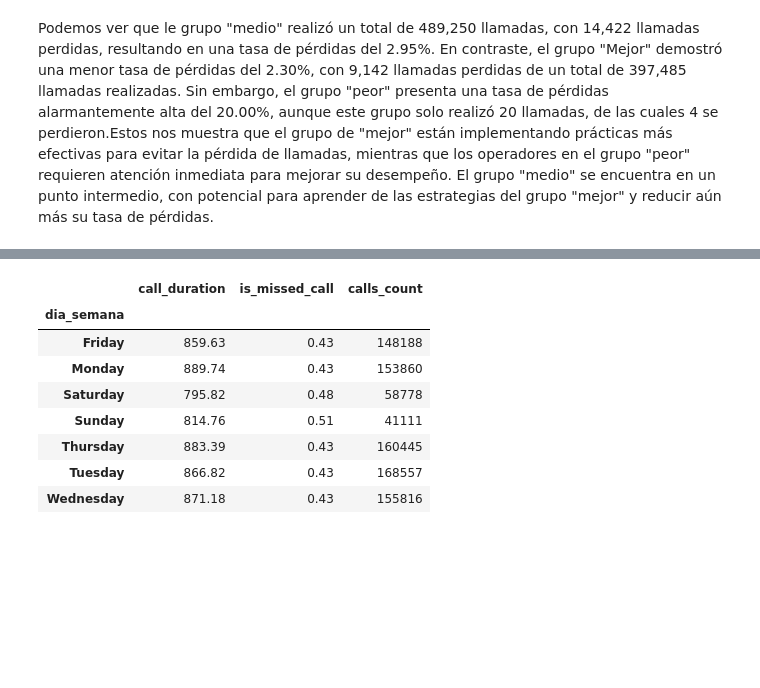
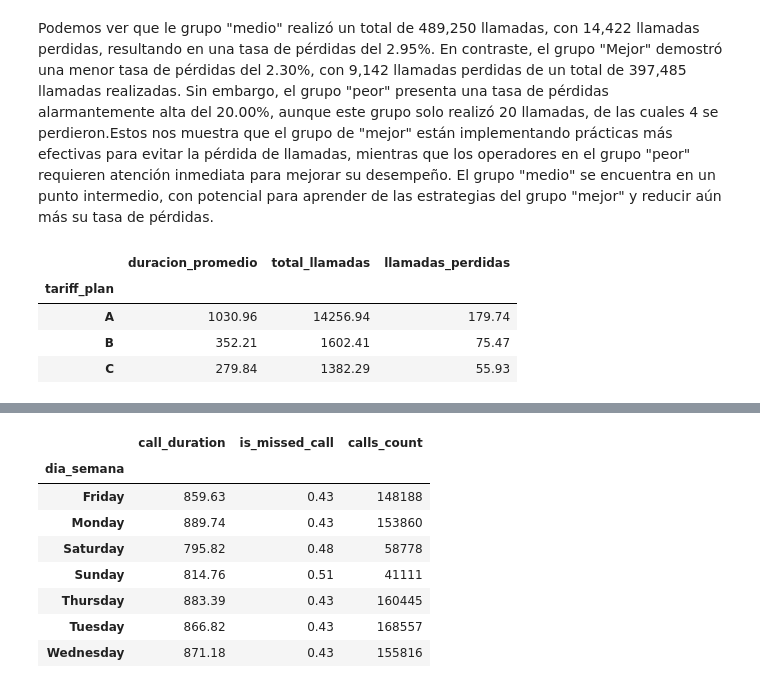
Before and after one commit to fttm-mdz/proyecto_final, a Jupyter notebook: notebooks/EDA_inicial.ipynb, the cells around one changed output, grey strips where cells are left out. Cells and saved outputs as stored; diff of their text form; code cells hidden in the pictures; blank space fills up the shorter version.

```diff
--- a/notebooks/EDA_inicial.ipynb
+++ b/notebooks/EDA_inicial.ipynb
@@ -696,3 +698,28 @@ plt.show()
 [figure]
 # %% [markdown]
 Podemos ver que le grupo "medio" realizó un total de 489,250 llamadas, con 14,422 llamadas perdidas, resultando en una tasa de pérdidas del 2.95%. En contraste, el grupo "Mejor" demostró una menor tasa de pérdidas del 2.30%, con 9,142 llamadas perdidas de un total de 397,485 llamadas realizadas. Sin embargo, el grupo "peor" presenta una tasa de pérdidas alarmantemente alta del 20.00%, aunque este grupo solo realizó 20 llamadas, de las cuales 4 se perdieron.Estos nos muestra que el grupo de "mejor" están implementando prácticas más efectivas para evitar la pérdida de llamadas, mientras que los operadores en el grupo "peor" requieren atención inmediata para mejorar su desempeño. El grupo "medio" se encuentra en un punto intermedio, con potencial para aprender de las estrategias del grupo "mejor" y reducir aún más su tasa de pérdidas.
+# %%
+resumen_operadores = df2.groupby("user_id").agg({
+    "call_duration": "mean",
+    "calls_count": "sum",
+    "is_missed_call": "sum"
+}).rename(columns={
+    "call_duration": "duracion_promedio",
+    "calls_count": "total_llamadas",
+    "is_missed_call": "llamadas_perdidas"
+})
+
+razones_plan = df1.merge(resumen_operadores, on="user_id") \
+    .groupby("tariff_plan").agg({
+        "duracion_promedio": "mean",
+        "total_llamadas": "mean",
+        "llamadas_perdidas": "mean"
+    }).round(2)
+
+razones_plan
+# %% [output]
+|  | duracion_promedio | total_llamadas | llamadas_perdidas |
+| tariff_plan |  |  |  |
+| A | 1030.96 | 14256.94 | 179.74 |
+| B | 352.21 | 1602.41 | 75.47 |
+| C | 279.84 | 1382.29 | 55.93 |
```
Also changed, not shown: parts of 2 cells of this notebook.
